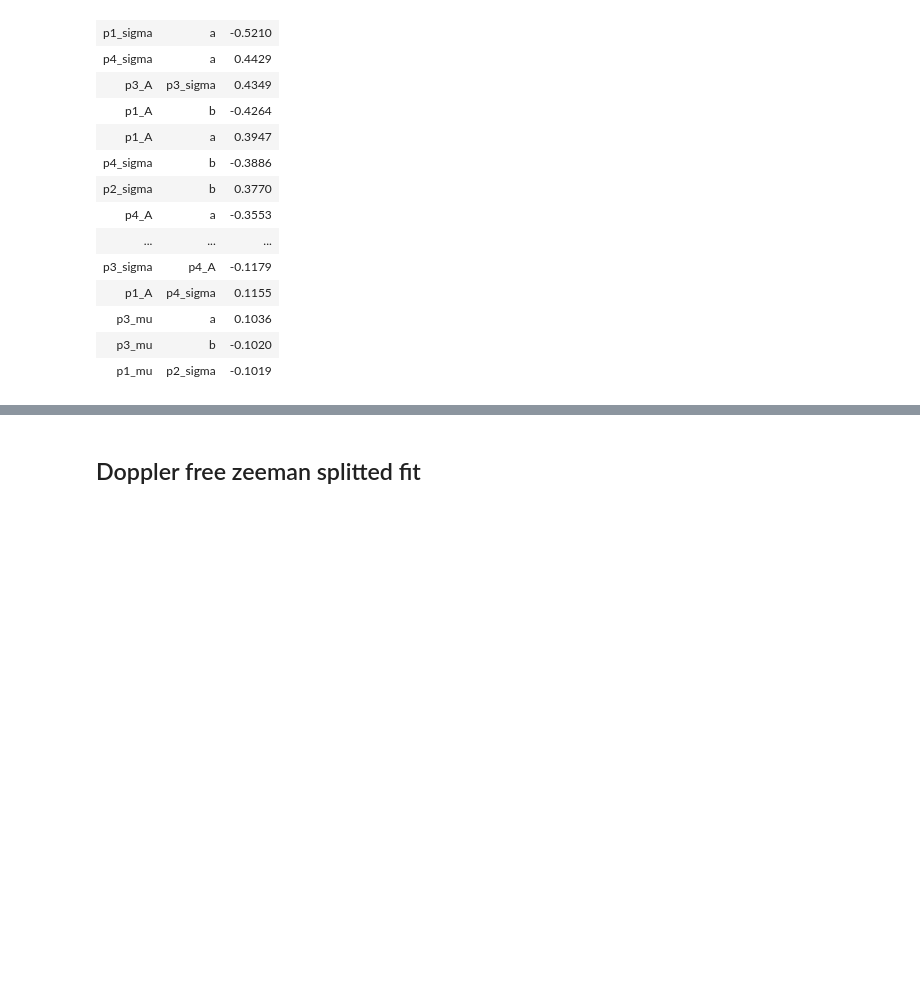
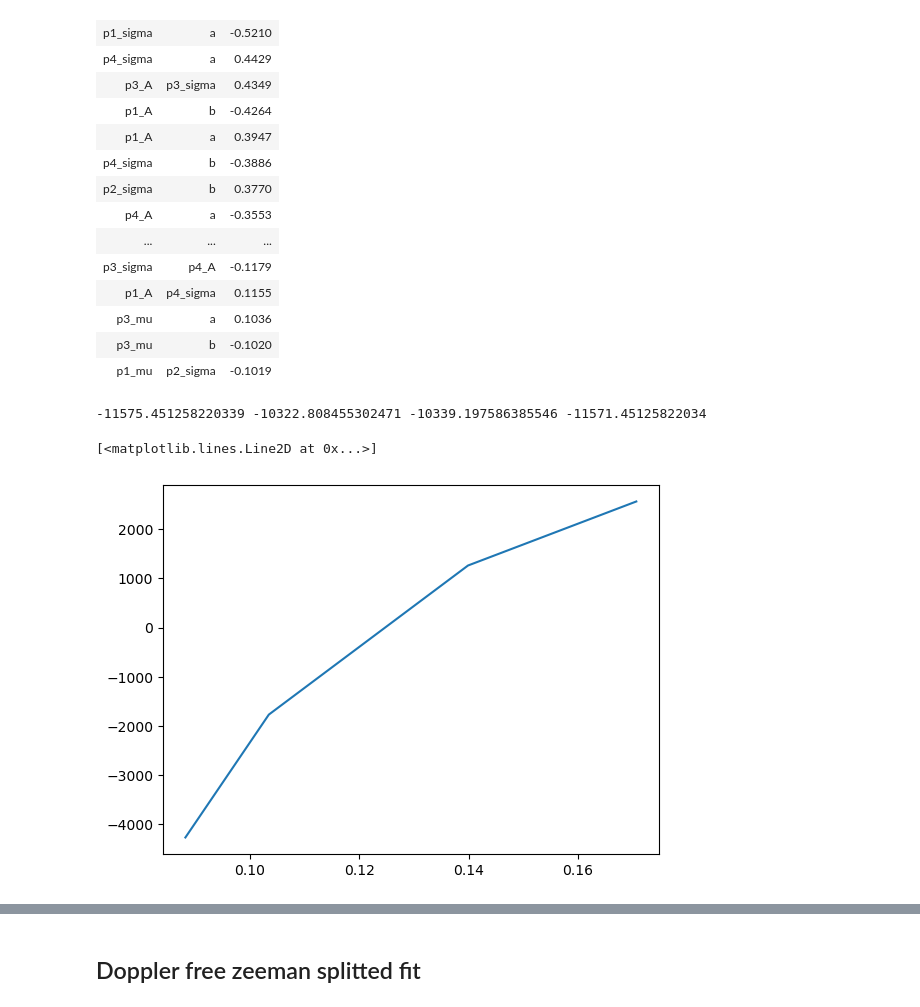
Before and after one commit to sabrahaim/Rubidium-spectrum, a Jupyter notebook: rubidium_spectra.ipynb, the cells around one changed output, grey strips where cells are left out. Drawn from its saved outputs; the diff is of its cells as text; code cells hidden in the pictures; blank space fills up the shorter version.

```diff
--- a/rubidium_spectra.ipynb
+++ b/rubidium_spectra.ipynb
@@ -104,3 +105,19 @@ b = -4271.677 - fit_result.params['p1_mu'].value*a
 frequency = a*time + b
+# %%
+b1 = -4271.677 - fit_result.params['p1_mu'].value*a
+b2 = 1264.889 - fit_result.params['p3_mu'].value*a
+b3 = -1770.884 - fit_result.params['p2_mu'].value*a
+b4 = 2567.006 - fit_result.params['p4_mu'].value*a
+
+print(b1, b2, b3, b4)
+# %% [output]
+-11575.451258220339 -10322.808455302471 -10339.197586385546 -11571.45125822034
+# %%
+time_test = [fit_result.params['p1_mu'].value, fit_result.params['p2_mu'].value, fit_result.params['p3_mu'].value, fit_result.params['p4_mu'].value]
+freq_test = [-4271.677, -1770.884, 1263.889, 2567.006 ]
+plt.plot(time_test, freq_test)
+# %% [output]
+[<matplotlib.lines.Line2D at 0x...>]
+[figure, added]
 # %%
 plt.plot(frequency, voltage)
```
Also changed, not shown: parts of 8 cells of this notebook.
